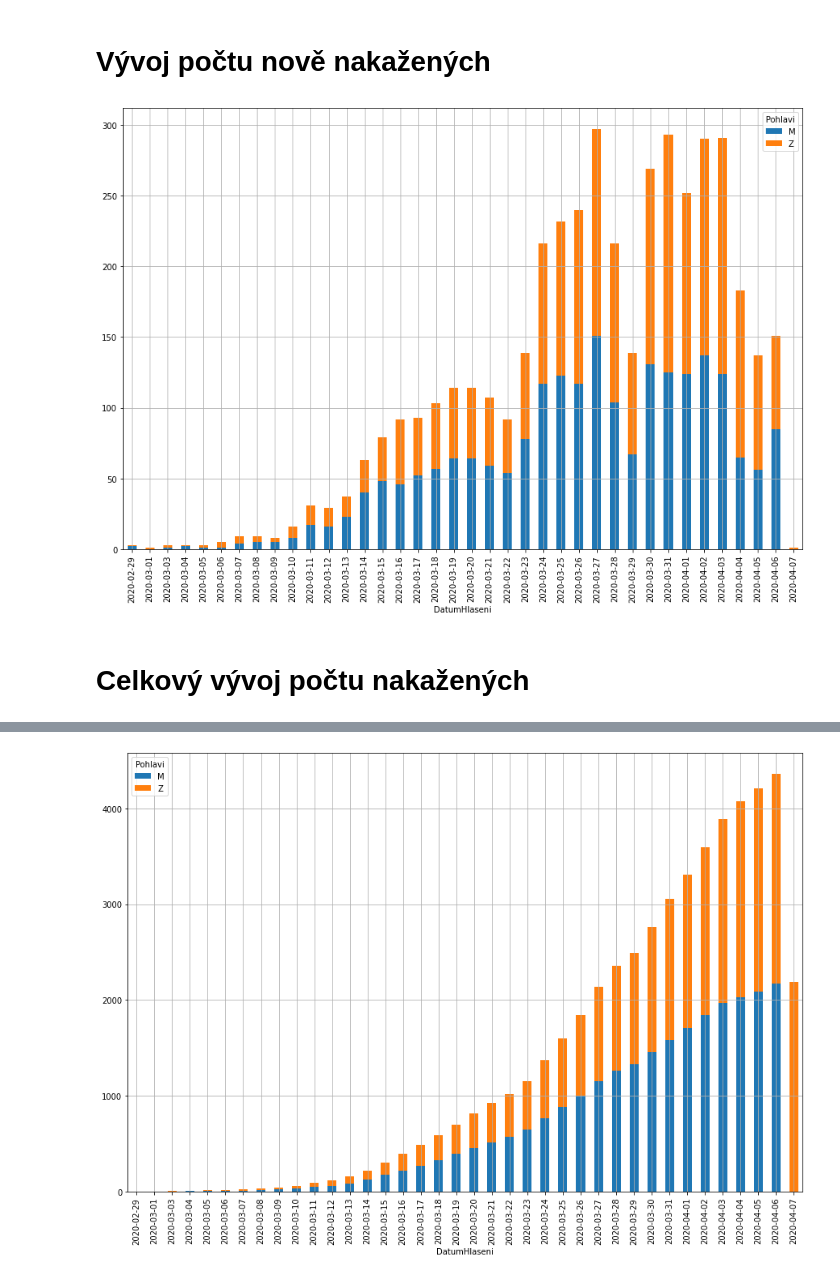
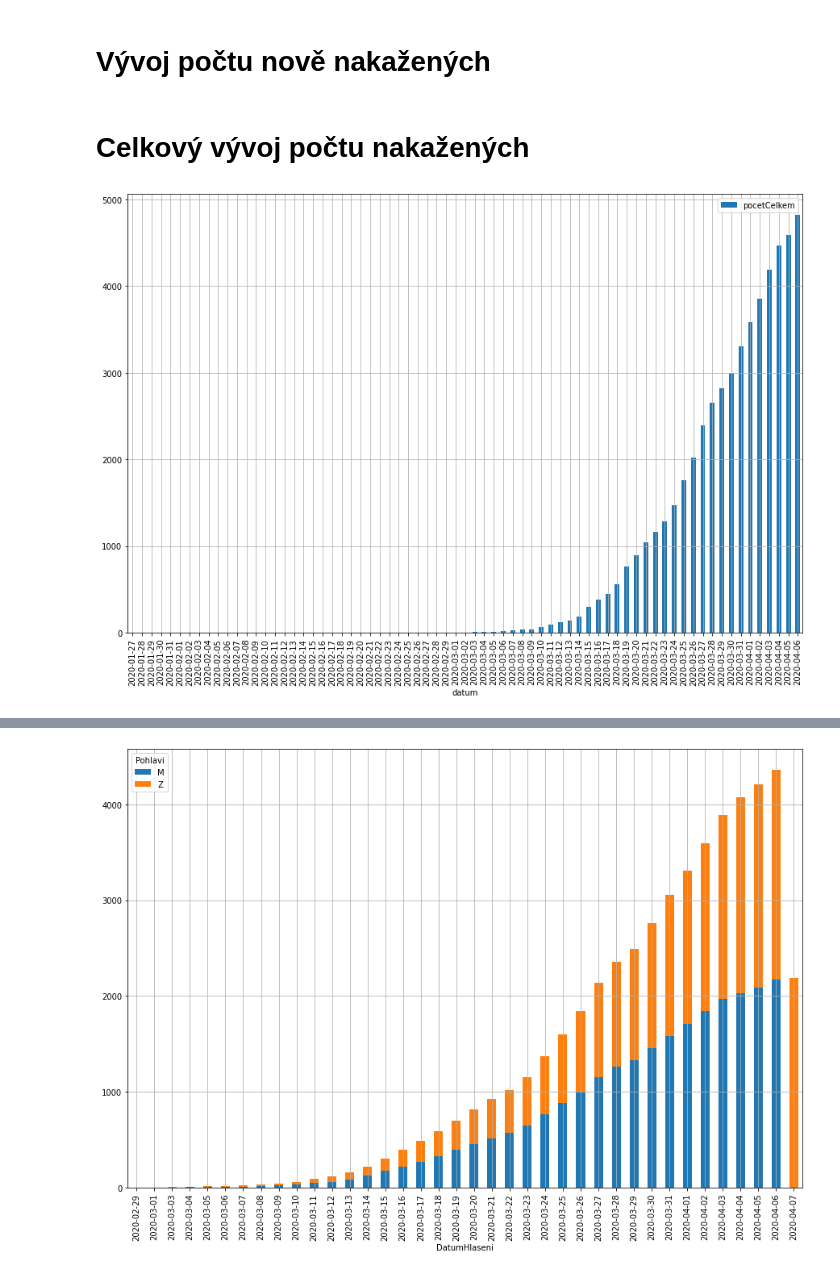
Before and after one commit to hrbolek/coronavirus, a Jupyter notebook: czech_open_data.ipynb, the cells around one changed output, grey strips where cells are left out. Cells and saved outputs as stored; diff of their text form; code cells hidden in the pictures.

```diff
--- a/czech_open_data.ipynb
+++ b/czech_open_data.ipynb
@@ -10,2 +11,9 @@ response = requests.request("GET", url)
+# %%
+urlHlaseni = 'https://onemocneni-aktualne.mzcr.cz/api/v1/covid-19/osoby.json'
+responseHlaseni = requests.request("GET", urlHlaseni)
+urlCumulative = 'https://onemocneni-aktualne.mzcr.cz/api/v1/covid-19/nakaza.json'
+responseCumulative = requests.request("GET", urlCumulative)
+urlTesty = 'https://onemocneni-aktualne.mzcr.cz/api/v1/covid-19/testy.json'
+responseTesty = requests.request("GET", urlTesty)
 # %%
 from functools import reduce
@@ -14,23 +22,29 @@ def sumFromStr(series):
   return reduce(lambda x, y: x + 1, numbers)
 # %% [markdown]
 # Vývoj počtu nově nakažených
+# %%
+dataHlaseni = responseHlaseni.json()
+dataCumulative = responseCumulative.json()
+dataTesty = responseTesty.json()
 # %%
-import pandas as pd
-import numpy as np
-
-plt.rcParams["figure.figsize"] = (15,10)
-
-data = response.json()
-df = pd.DataFrame(data)
+#df = pd.DataFrame(data)
 #display(df)
 #df.groupby(['KHS']).count()
+#display(df.groupby(['KHS']).count())
 #df.pivot_table(values='Import', index=['Pohlavi', 'KHS'], columns=['ImportZemeCsuKod'], aggfunc=sumFromStr)
 #df.pivot_table(values='Import', index=['DatumHlaseni'], columns=['KHS'], aggfunc=sumFromStr)
 
-df.groupby(['DatumHlaseni','Pohlavi']).size().unstack().plot(kind='bar',stacked=True)
-plt.grid(which='both')
-plt.show()
+#df.groupby(['DatumHlaseni','Pohlavi']).size().unstack().plot(kind='bar',stacked=True)
+#plt.grid(which='both')
+#plt.show()
-# %% [output]
-[figure, removed]
 # %% [markdown]
 # Celkový vývoj počtu nakažených
+# %%
+dfCumulative = pd.DataFrame(dataCumulative)
+dfHlaseni = pd.DataFrame(dataHlaseni)
+dfCumulative.plot(kind='bar',x='datum',y='pocetCelkem')
+#dfCumulative.plot(kind='bar',x='datum',y='pocetDen')
+plt.grid(which='both')
+plt.show()
+# %% [output]
+[figure, added]
```
Also changed, not shown: parts of 8 cells of this notebook.
